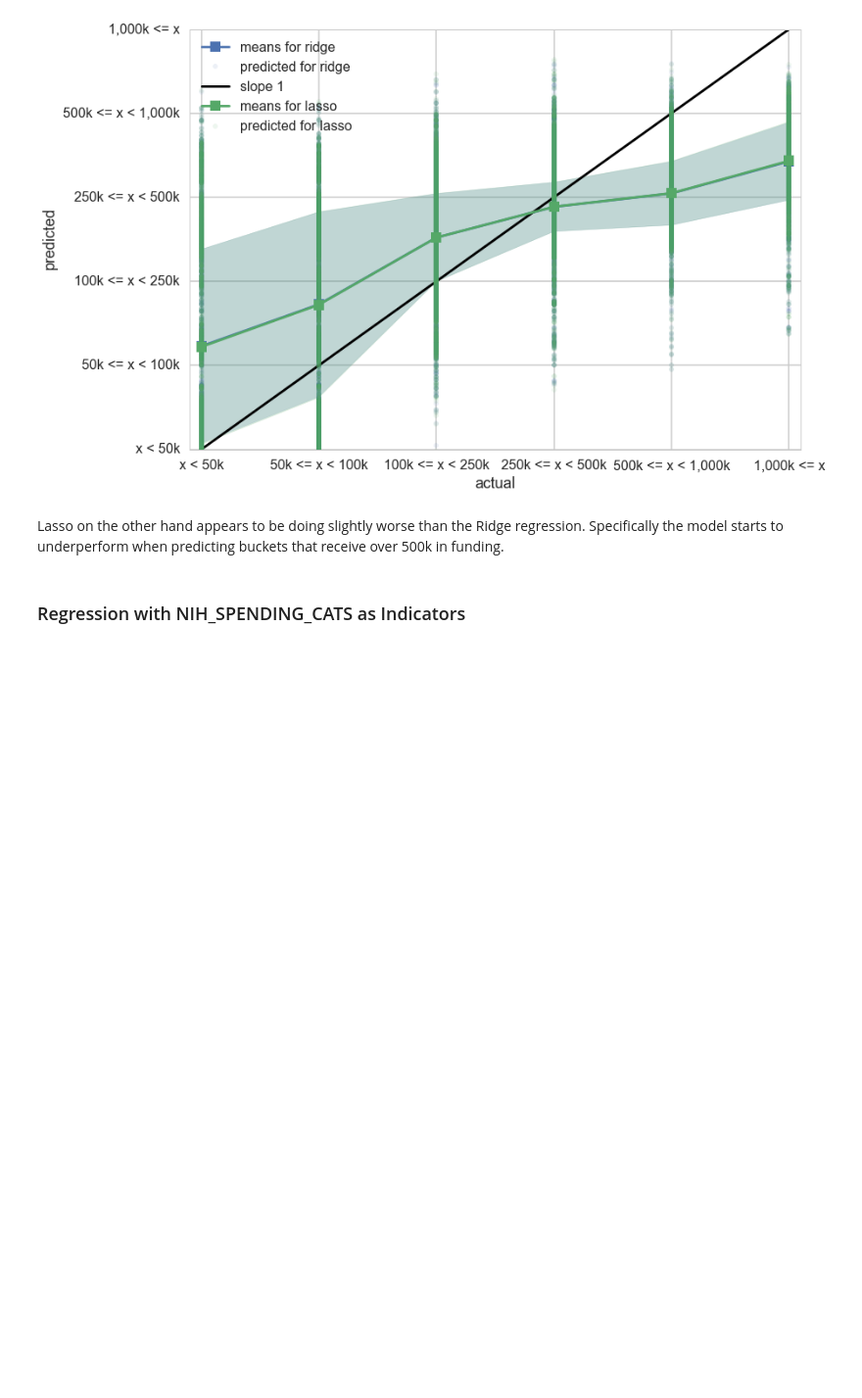
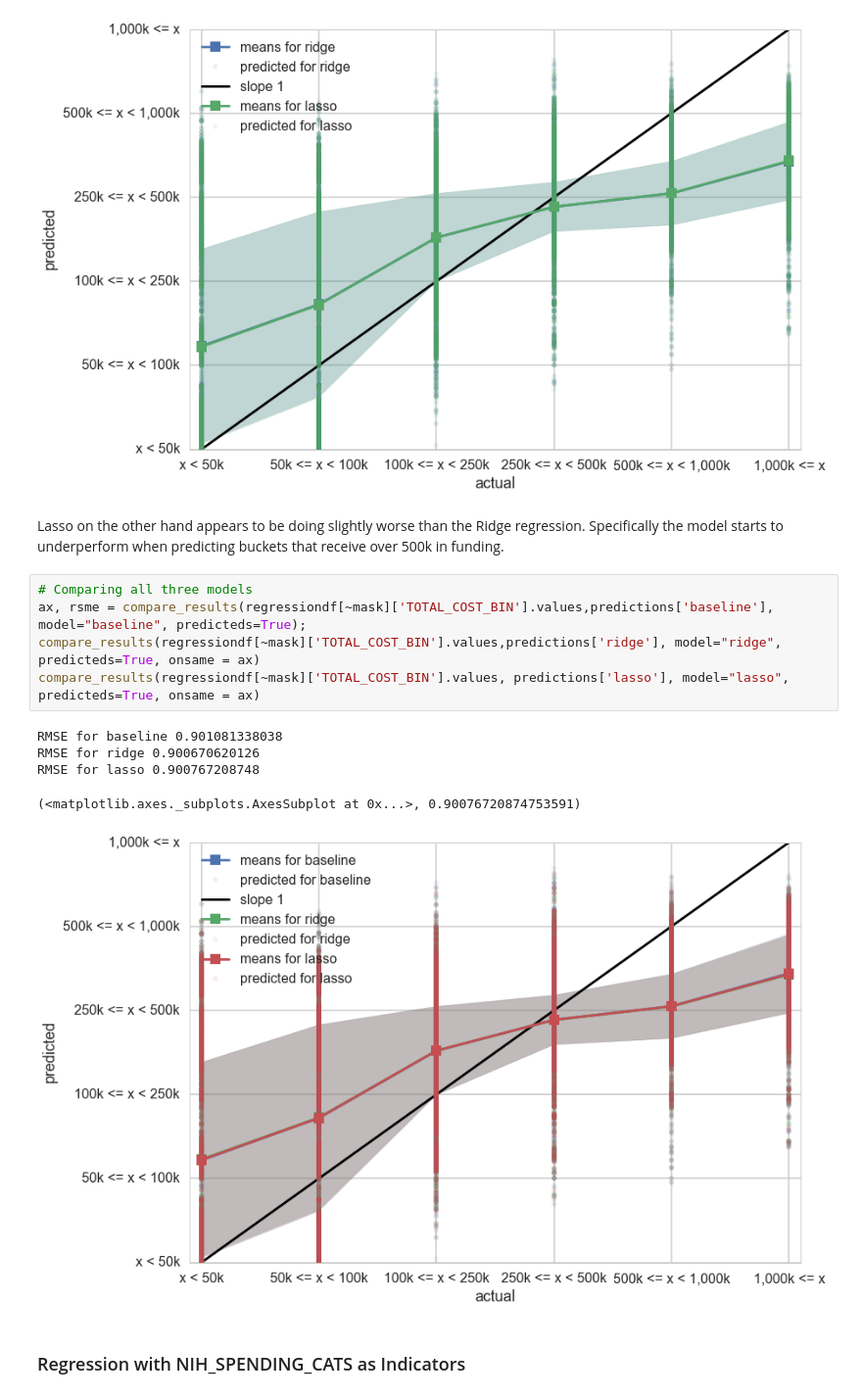
Before and after one commit to cs109NIH/eHealth, a Jupyter notebook: cs109Project_final.ipynb, the cells around one changed output. Shown at 98% size. Drawn from its saved outputs; the diff is of its cells as text; blank space fills up the shorter version.

```diff
--- a/cs109Project_final.ipynb
+++ b/cs109Project_final.ipynb
@@ -878,6 +875,17 @@ RMSE for lasso 0.900767208748
 [figure]
 # %% [markdown]
 Lasso on the other hand appears to be doing slightly worse than the Ridge regression.   Specifically the model starts to underperform when predicting buckets that receive over 500k in funding.
+# %%
+# Comparing all three models
+ax, rsme = compare_results(regressiondf[~mask]['TOTAL_COST_BIN'].values,predictions['baseline'], model="baseline", predicteds=True);
+compare_results(regressiondf[~mask]['TOTAL_COST_BIN'].values,predictions['ridge'], model="ridge", predicteds=True, onsame = ax)
+compare_results(regressiondf[~mask]['TOTAL_COST_BIN'].values, predictions['lasso'], model="lasso", predicteds=True, onsame = ax)
+# %% [output]
+RMSE for baseline 0.901081338038
+RMSE for ridge 0.900670620126
+RMSE for lasso 0.900767208748
+(<matplotlib.axes._subplots.AxesSubplot at 0x...>, 0.90076720874753591)
+[figure, added]
 # %% [markdown]
 ### Regression with NIH_SPENDING_CATS as Indicators
 # %% [markdown]
```
Also changed, not shown: parts of 40 cells of this notebook, 5 other files.
